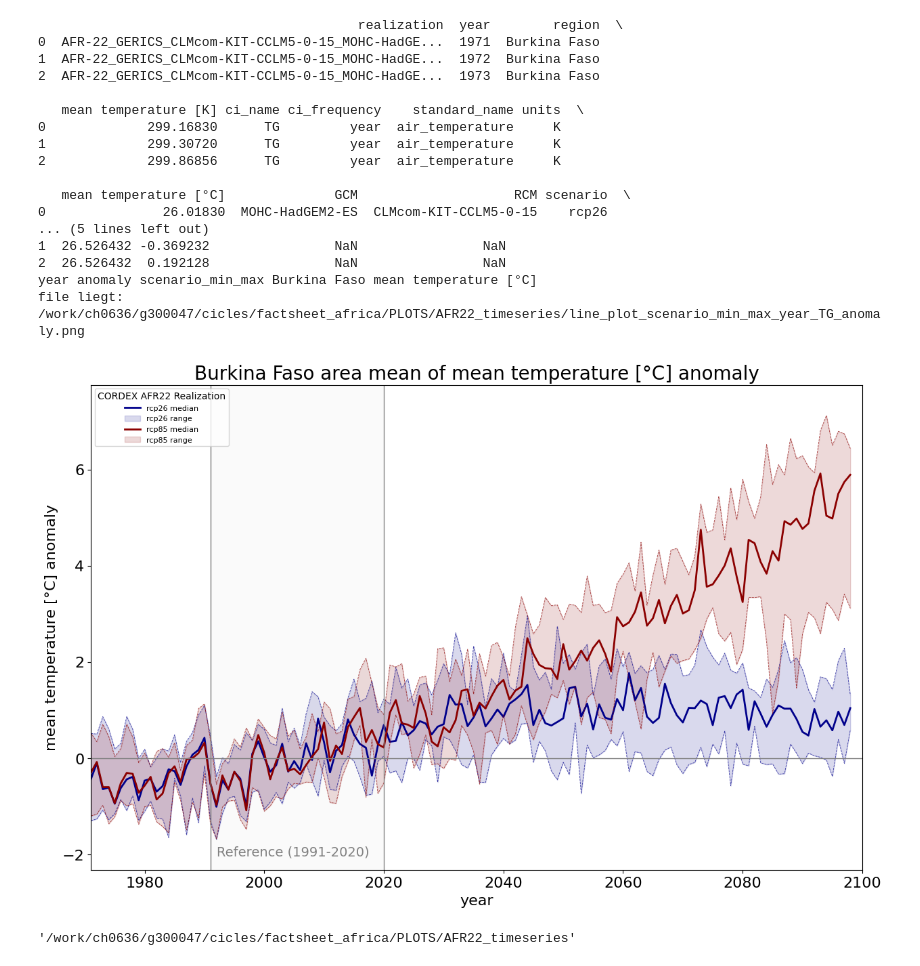
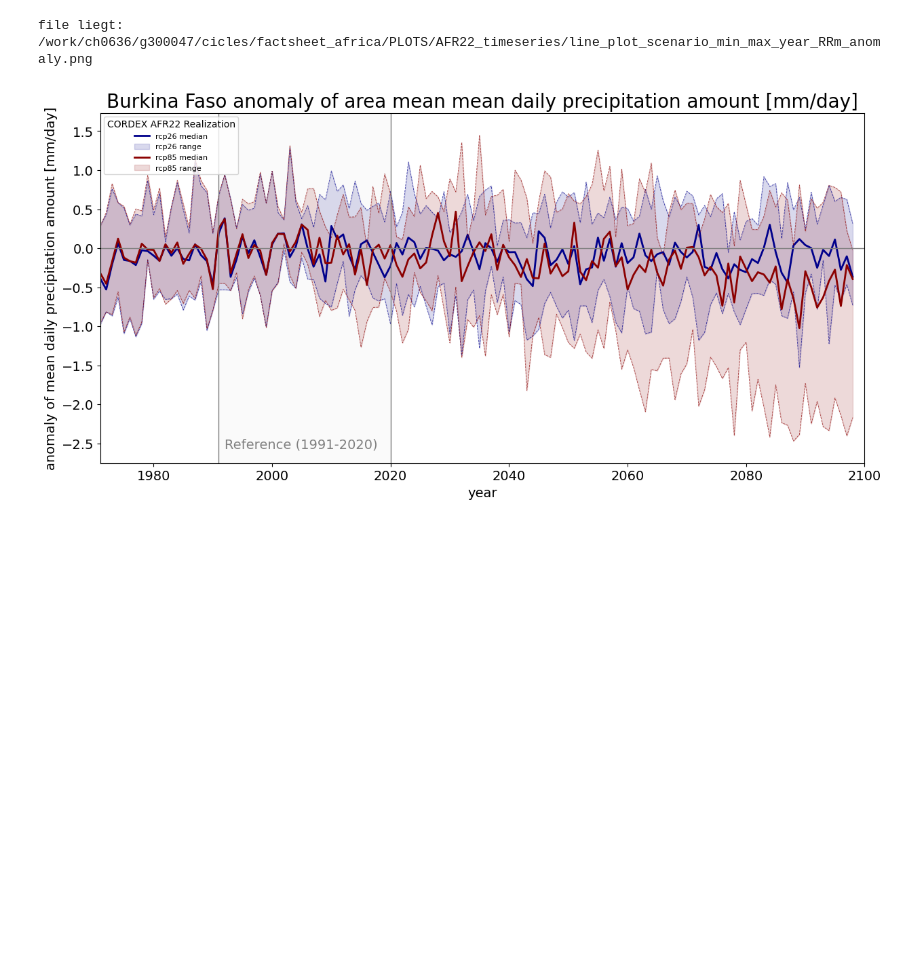
Before and after one commit to KatharinaBuelow/factsheet_africa, a Jupyter notebook: Notebooks/TIMESERIES/timeseries_TG_WASCAL.ipynb, the cells around one changed output. Drawn from its saved outputs; the diff is of its cells as text; code cells hidden in the pictures; blank space fills up the shorter version.

Commit message:
clean up of time series plotting tool

```diff
--- a/Notebooks/TIMESERIES/timeseries_TG_WASCAL.ipynb
+++ b/Notebooks/TIMESERIES/timeseries_TG_WASCAL.ipynb
@@ -13,10 +63,24 @@ from plotting_ts_tools import line_plot_min_max,line_plot, cleanup, adjust_names
 # %%
 # Define Variables
-index='TG'
+# 50 mm sind sehr wenige
+# TR, Regcm hat zu viele sieht komisch aus
+#index='R20mm'
+#index= 'DD'
+#index= 'TG'
+#index='SU40'
+#index='TR26'
+index='RRm'
+
 country='Burkina Faso'
 timestep='year'
 longnameK='mean temperature [K]'
-longname='mean temperature [°C]'
+
+#longname='number of days with pr > 20 mm per day'
+#longname='number of dry days'
+#longname='mean temperature [°C]'
+#longname='number of days with Tmax > 40°C'
+#longname='number of days with Tmin > 26°C'
+longname='mean daily precipitation amount [mm/day]'
 # %%
 # Load the CSV file
 path='/work/ch0636/g300047/cicles/climate_fact_data/spavg_afr22/'+index
@@ -53,2 +105,5 @@ cut_data= adjust_length(_data, start_date, end_date)
+# %%
+cut_data=load_rcms_csv(file_path, country, index, longname, start_date='1971-01-01', end_date='2098-12-31', longnameK=None)
+#cut_data[:3]
 # %%
 # make plot
@@ -67,5 +146,5 @@ Saved plot to:  /work/ch0636/g300047/cicles/factsheet_africa/PLOTS/AFR22_timeser
 # %%
 # calculate anomalies
 # Returns dataframe with columns: anomaly, running_mean_10yr, running_mean_30yr
-df = calculate_anomaly(cut_data, '1991-01-01', '2020-12-31', 'mean temperature [°C]')
-df.head()
+df = calculate_anomaly(cut_data, '1991-01-01', '2020-12-31', longname)
+#df.head()
@@ -79,33 +154,17 @@ df.head()
 # %%
-# make line plot of anomaly
+# make line plot with or without ERA5
+#  make line plot of anomaly
 # you can chose if you like to group by scenario or not
 # you can chose if you like:
     # anomaly or running_mean_10yr or running_mean_30yr
 
-#line_plot_anomaly(df, 'year', 'Temperature [K] anomaly to [1991-2020]', outputpath)
-#line_plot_anomaly(df, 'year', 'anomaly', outputpath, 'scenario', country, longname)
-#line_plot_anomaly(df, 'year', 'anomaly', outputpath, 'model', country, longname)
-#line_plot_anomaly(df, 'year', 'running_mean_10yr', outputpath, 'model', country, longname)
-#line_plot_anomaly(df, 'year', 'running_mean_30yr', outputpath, 'model', country, longname)
+#line_plot_anomaly(df, 'year', 'anomaly', outputpath, 'scenario', country, index, longname)
+#line_plot_anomaly(df, 'year', 'anomaly', outputpath, 'scenario_min_max', country, index, longname) #,ylim=(-3,10))
+#line_plot_anomaly(df, 'year', 'anomaly', outputpath, 'model', country, index, longname)
+#line_plot_anomaly(df, 'year', 'running_mean_10yr', outputpath, 'model', country, index,longname)
+#line_plot_anomaly(df, 'year', 'running_mean_30yr', outputpath, 'model', country, index,longname)
 line_plot_anomaly(df, 'year', 'anomaly', outputpath, 'scenario_min_max', country, index, longname)
-outputpath
+#line_plot_anomaly(df, 'year', 'anomaly', outputpath, 'scenario_min_max', country, index, longname, era5=df_era5)
 # %% [output]
-                                         realization  year        region  \
-0  AFR-22_GERICS_CLMcom-KIT-CCLM5-0-15_MOHC-HadGE...  1971  Burkina Faso
-1  AFR-22_GERICS_CLMcom-KIT-CCLM5-0-15_MOHC-HadGE...  1972  Burkina Faso
-2  AFR-22_GERICS_CLMcom-KIT-CCLM5-0-15_MOHC-HadGE...  1973  Burkina Faso
-
-   mean temperature [K] ci_name ci_frequency    standard_name units  \
-0             299.16830      TG         year  air_temperature     K
-1             299.30720      TG         year  air_temperature     K
-2             299.86856      TG         year  air_temperature     K
-
-   mean temperature [°C]              GCM                    RCM scenario  \
-0               26.01830  MOHC-HadGEM2-ES  CLMcom-KIT-CCLM5-0-15    rcp26
-... (5 lines left out)
-1  26.526432 -0.369232                NaN                NaN
-2  26.526432  0.192128                NaN                NaN
-year anomaly scenario_min_max Burkina Faso mean temperature [°C]
-file liegt:  /work/ch0636/g300047/cicles/factsheet_africa/PLOTS/AFR22_timeseries/line_plot_scenario_min_max_year_TG_anomaly.png
+file liegt:  /work/ch0636/g300047/cicles/factsheet_africa/PLOTS/AFR22_timeseries/line_plot_scenario_min_max_year_RRm_anomaly.png
-[figure, old version]
+[figure, new version]
-'/work/ch0636/g300047/cicles/factsheet_africa/PLOTS/AFR22_timeseries'
```
Also changed, not shown: parts of 21 cells of this notebook, 1 other file.
